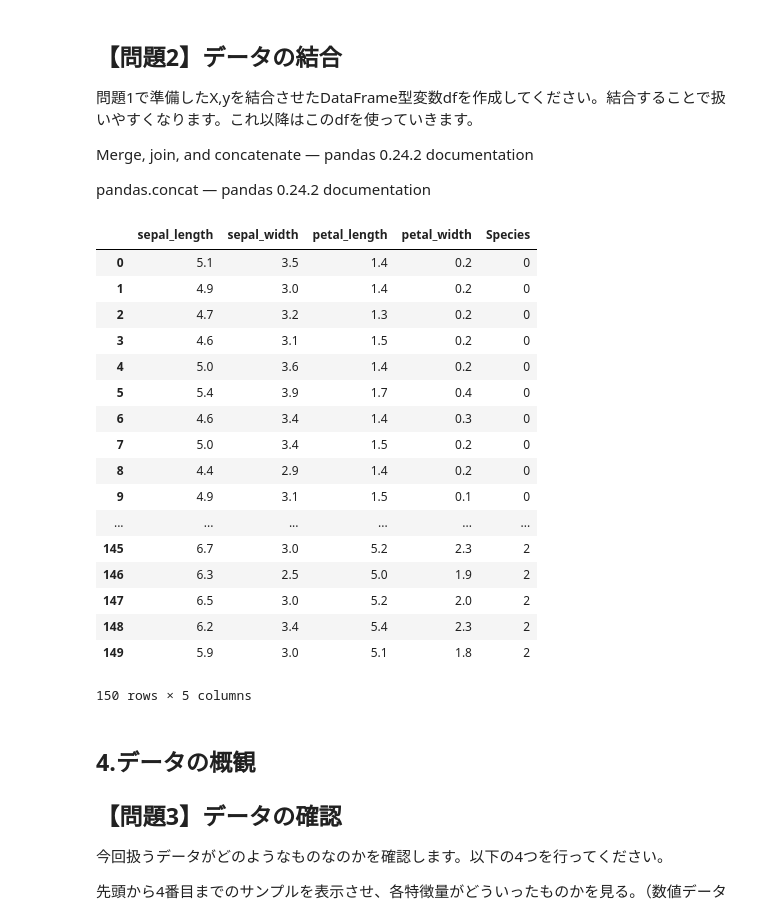
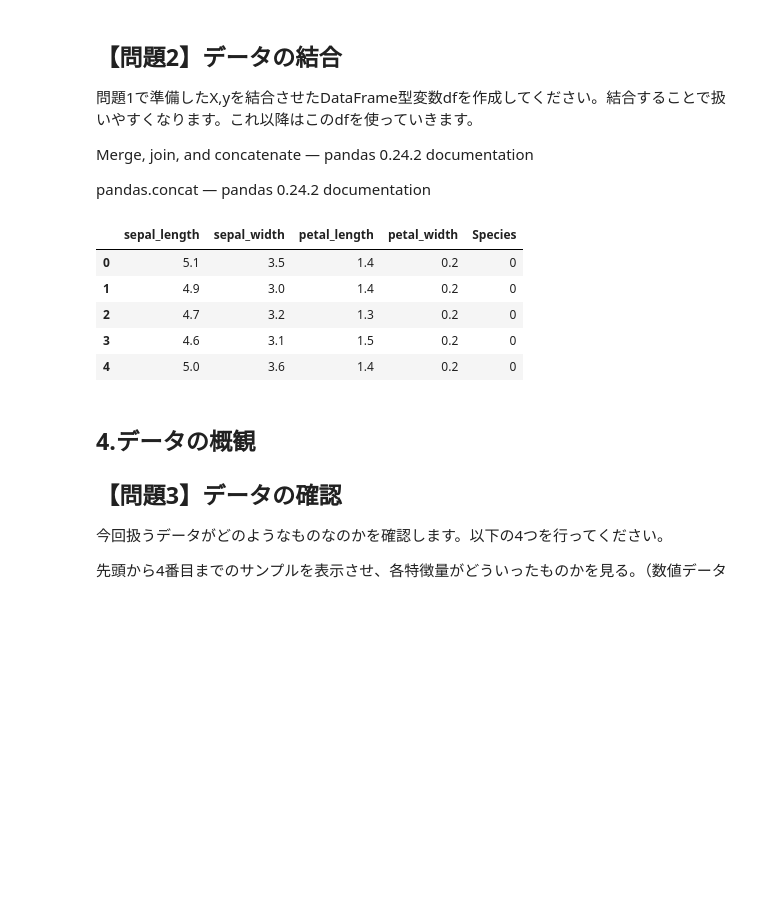
Before and after one commit to adachione/diveintocode-ml, a Jupyter notebook: Week3/DIC_Week3_授業前課題1_アヤメの分析.ipynb, the cells around one changed output. Cells and saved outputs as stored; diff of their text form; code cells hidden in the pictures; blank space fills up the shorter version.

```diff
--- a/Week3/DIC_Week3_授業前課題1_アヤメの分析.ipynb
+++ b/Week3/DIC_Week3_授業前課題1_アヤメの分析.ipynb
@@ -88,26 +79,14 @@ pandas.concat — pandas 0.24.2 documentation
 # %%
 # データ結合 concat（axis=1）で列に配合
 df = pd.concat((df_X, df_Y), axis=1)
-df
+df.head()
 # %% [output]
 |  | sepal_length | sepal_width | petal_length | petal_width | Species |
 | 0 | 5.1 | 3.5 | 1.4 | 0.2 | 0 |
 | 1 | 4.9 | 3.0 | 1.4 | 0.2 | 0 |
 | 2 | 4.7 | 3.2 | 1.3 | 0.2 | 0 |
 | 3 | 4.6 | 3.1 | 1.5 | 0.2 | 0 |
 | 4 | 5.0 | 3.6 | 1.4 | 0.2 | 0 |
-| 5 | 5.4 | 3.9 | 1.7 | 0.4 | 0 |
-| 6 | 4.6 | 3.4 | 1.4 | 0.3 | 0 |
-| 7 | 5.0 | 3.4 | 1.5 | 0.2 | 0 |
-| 8 | 4.4 | 2.9 | 1.4 | 0.2 | 0 |
-| 9 | 4.9 | 3.1 | 1.5 | 0.1 | 0 |
-| ... | ... | ... | ... | ... | ... |
-| 145 | 6.7 | 3.0 | 5.2 | 2.3 | 2 |
-| 146 | 6.3 | 2.5 | 5.0 | 1.9 | 2 |
-| 147 | 6.5 | 3.0 | 5.2 | 2.0 | 2 |
-| 148 | 6.2 | 3.4 | 5.4 | 2.3 | 2 |
-| 149 | 5.9 | 3.0 | 5.1 | 1.8 | 2 |
-150 rows × 5 columns
 # %% [markdown]
 ## 4.データの概観
 
```
Also changed, not shown: parts of 11 cells of this notebook.
